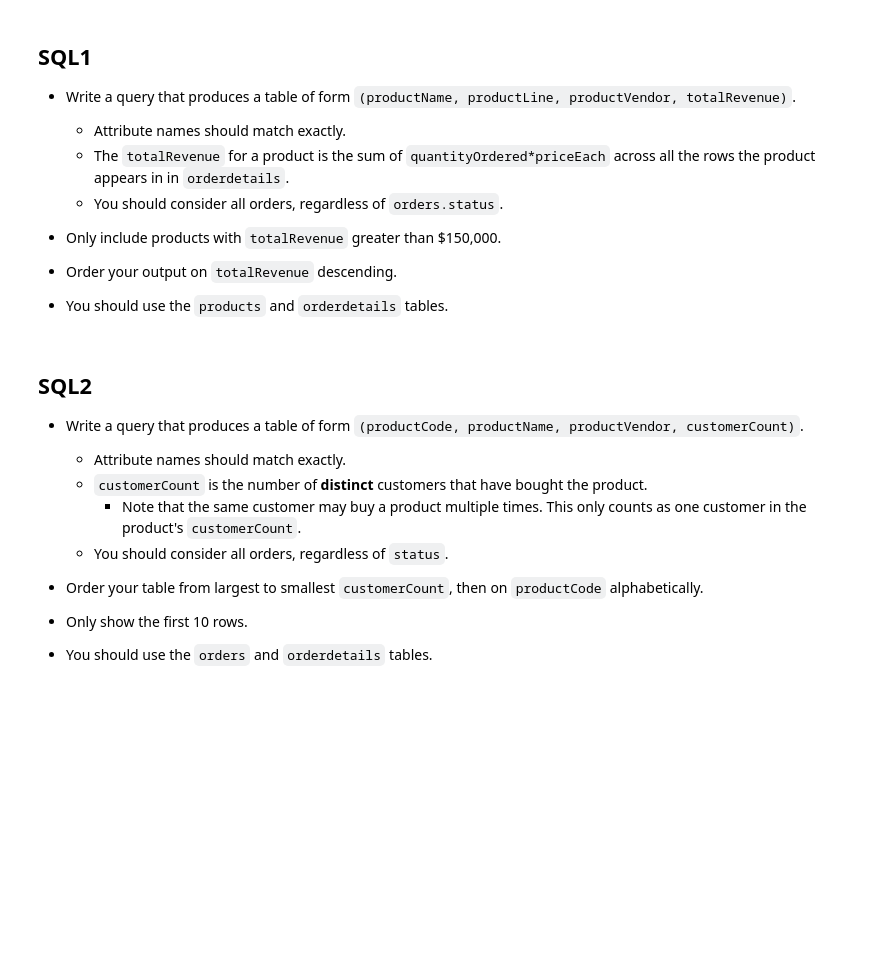
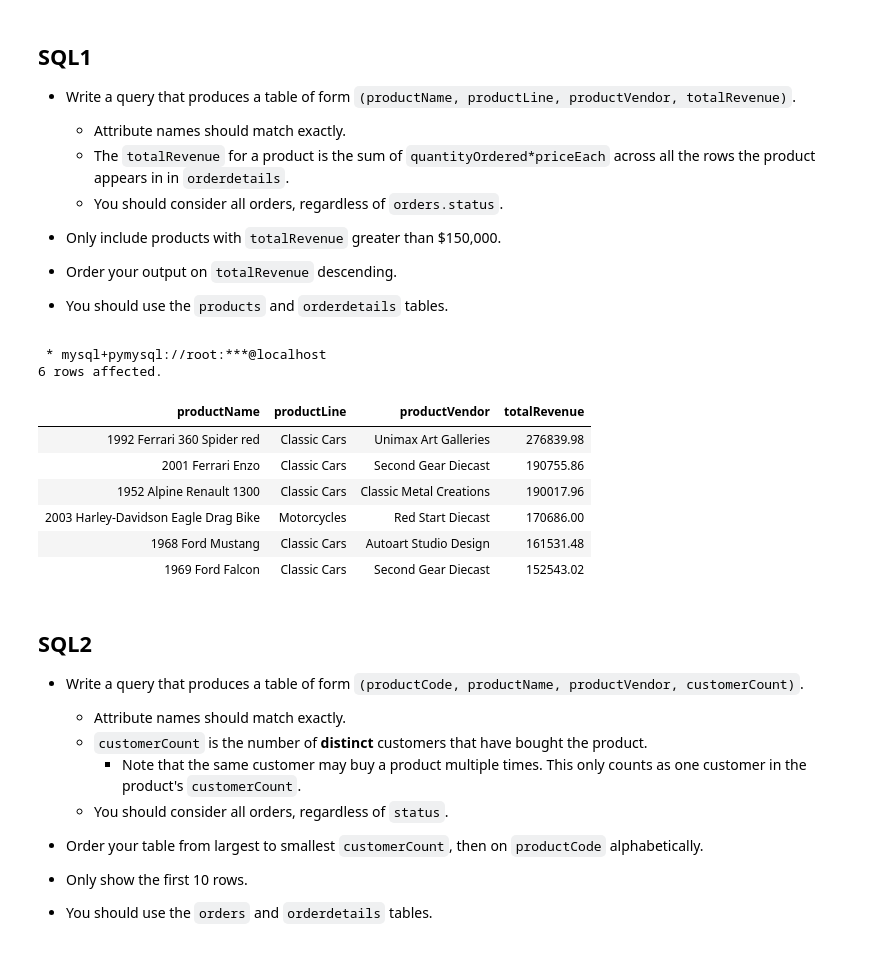
Before and after one commit to zhiyuan0828/W4111-Intro-to-Databases-Spring-2024, a Jupyter notebook: Exams/Midterm/S24-W4111-Midterm.ipynb, the cells around one changed output. Saved outputs shown, nothing was run; the diff lists cells and outputs as text; code cells hidden in the pictures; blank space fills up the shorter version.

```diff
--- a/Exams/Midterm/S24-W4111-Midterm.ipynb
+++ b/Exams/Midterm/S24-W4111-Midterm.ipynb
@@ -914,6 +918,35 @@ order by productName;
 - You should use the `products` and `orderdetails` tables.
 # %%
 %%sql
+
+with one as (
+    select
+        productCode,
+        sum(quantityOrdered * priceEach) as totalRevenue
+    from orderdetails
+    group by productCode
+)
+
+select
+    p.productName as productName,
+    p.productLine as productLine,
+    p.productVendor as productVendor,
+    o.totalRevenue as totalRevenue
+from one o
+left join products p
+on o.productCode = p.productCode
+where totalRevenue > 150000
+order by totalRevenue desc;
+# %% [output]
+ * mysql+pymysql://root:***@localhost
+6 rows affected.
+| productName | productLine | productVendor | totalRevenue |
+| 1992 Ferrari 360 Spider red | Classic Cars | Unimax Art Galleries | 276839.98 |
+| 2001 Ferrari Enzo | Classic Cars | Second Gear Diecast | 190755.86 |
+| 1952 Alpine Renault 1300 | Classic Cars | Classic Metal Creations | 190017.96 |
+| 2003 Harley-Davidson Eagle Drag Bike | Motorcycles | Red Start Diecast | 170686.00 |
+| 1968 Ford Mustang | Classic Cars | Autoart Studio Design | 161531.48 |
+| 1969 Ford Falcon | Classic Cars | Second Gear Diecast | 152543.02 |
 # %% [markdown]
 ## SQL2
 
```
Also changed, not shown: parts of 5 cells of this notebook.
